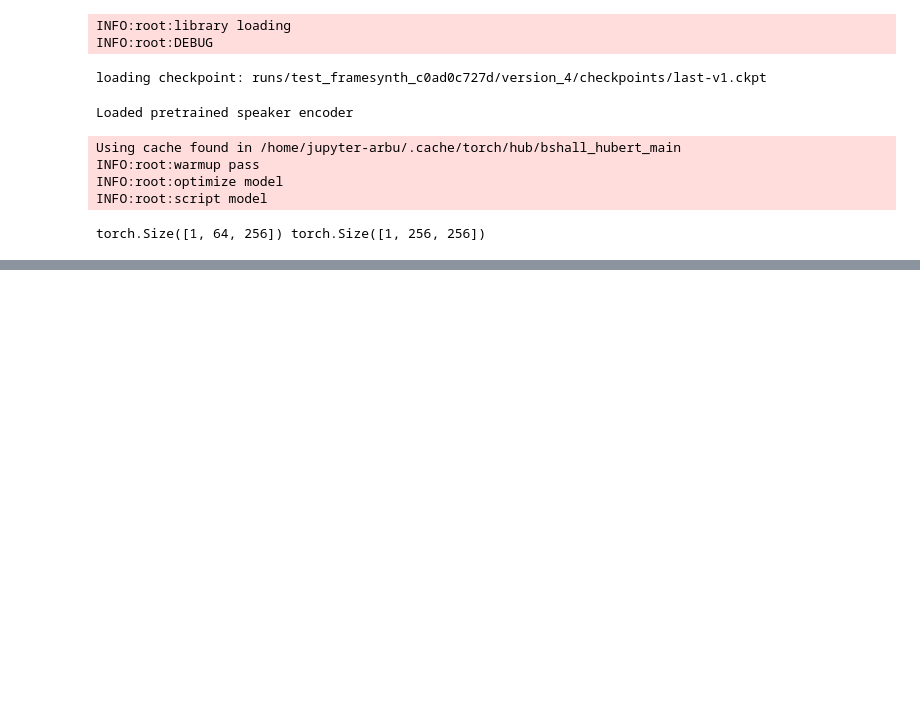
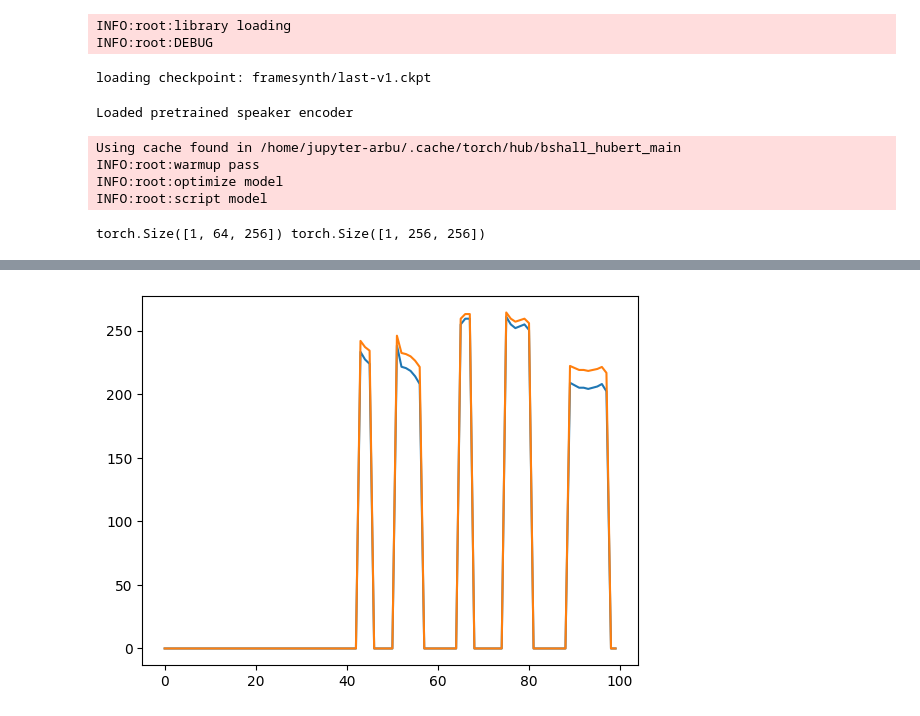
Before and after one commit to abargum/RAVE, a Jupyter notebook: test.ipynb, the cells around one changed output, grey strips where cells are left out. Cells and saved outputs as stored; diff of their text form; code cells hidden in the pictures; blank space fills up the shorter version.

```diff
--- a/test.ipynb
+++ b/test.ipynb
@@ -31,7 +32,7 @@ import IPython.display as ipd
 INFO:root:library loading
 INFO:root:DEBUG
 # %%
-run = "runs/test_framesynth_c0ad0c727d"
+run = "framesynth"
 
 ema_weights = False
 
@@ -84,7 +85,7 @@ for m in pretrained.modules():
 
 logging.info("script model")
 # %% [output]
-loading checkpoint: runs/test_framesynth_c0ad0c727d/version_4/checkpoints/last-v1.ckpt
+loading checkpoint: framesynth/last-v1.ckpt
 Loaded pretrained speaker encoder
 Using cache found in /home/jupyter-arbu/.cache/torch/hub/bshall_hubert_main
 INFO:root:warmup pass
@@ -109,31 +110,57 @@ target_emb = my_speaker_encoder(emb_audio_pqmf).unsqueeze(2)
 
 x, _ = librosa.load("libri.wav", sr=44100, mono=True)
 x = torch.tensor(x[:2*131072]).unsqueeze(0)
 
 x_multi = my_pqmf(x.unsqueeze(1))
 
 z = my_encoder(x_multi[:, :6, :])
 emb = target_emb.repeat(z.shape[0], 1, z.shape[-1])
 
 print(z.shape, emb.shape)
 
 #z = torch.cat((z, emb), dim=1)
 frames = my_frame_synth(z, emb)
 
+pitch_inp = get_pitch(x, 1024)
+pitch_tar = get_pitch(emb_audio, 1024)
+
+plt.plot(pitch_inp[0, :100])
+
+pitch_stat = pitch_inp
+pitch_stat[pitch_stat == 0] = float('nan')
+pitch_stat = pitch_stat[~torch.isnan(pitch_stat)]
+mean_inp = torch.mean(pitch_stat)
+std_inp = torch.std(pitch_stat)
+
+pitch_stat = pitch_tar
+pitch_stat[pitch_stat == 0] = float('nan')
+pitch_stat = pitch_stat[~torch.isnan(pitch_stat)]
+mean_tar = torch.mean(pitch_stat)
+std_tar = torch.std(pitch_stat)
+
+standardized_source_pitch = (pitch_inp - mean_inp) / std_inp
+source_pitch = (standardized_source_pitch * std_tar + mean_tar)
+source_pitch[torch.isnan(source_pitch)] = 0
+
+plt.plot(source_pitch[0, :100])
+ex = my_excitation(x, source_pitch.unsqueeze(-1))
+
+#plt.plot(source_pitch)
+
 #ex = my_excitation(x, 1.0)
 #ipd.display(ipd.Audio(ex[0].numpy(), rate=44100))
-ex = my_excitation(x, 2.0)
 ipd.display(ipd.Audio(ex[0].numpy(), rate=44100))
 #y_multiband = my_decoder(z)
 
 interp = torch.nn.functional.interpolate(
             frames, size=ex.shape[-1], mode="linear"
         )
 
 y = wavenet(ex, interp)
 
 ipd.display(ipd.Audio(y[0].numpy(), rate=44100))
 # %% [output]
 torch.Size([1, 64, 256]) torch.Size([1, 256, 256])
 [interactive output not drawn]
 [interactive output not drawn]
+[figure, added]
```
Also changed, not shown: parts of 2 cells of this notebook, 1 other file.
